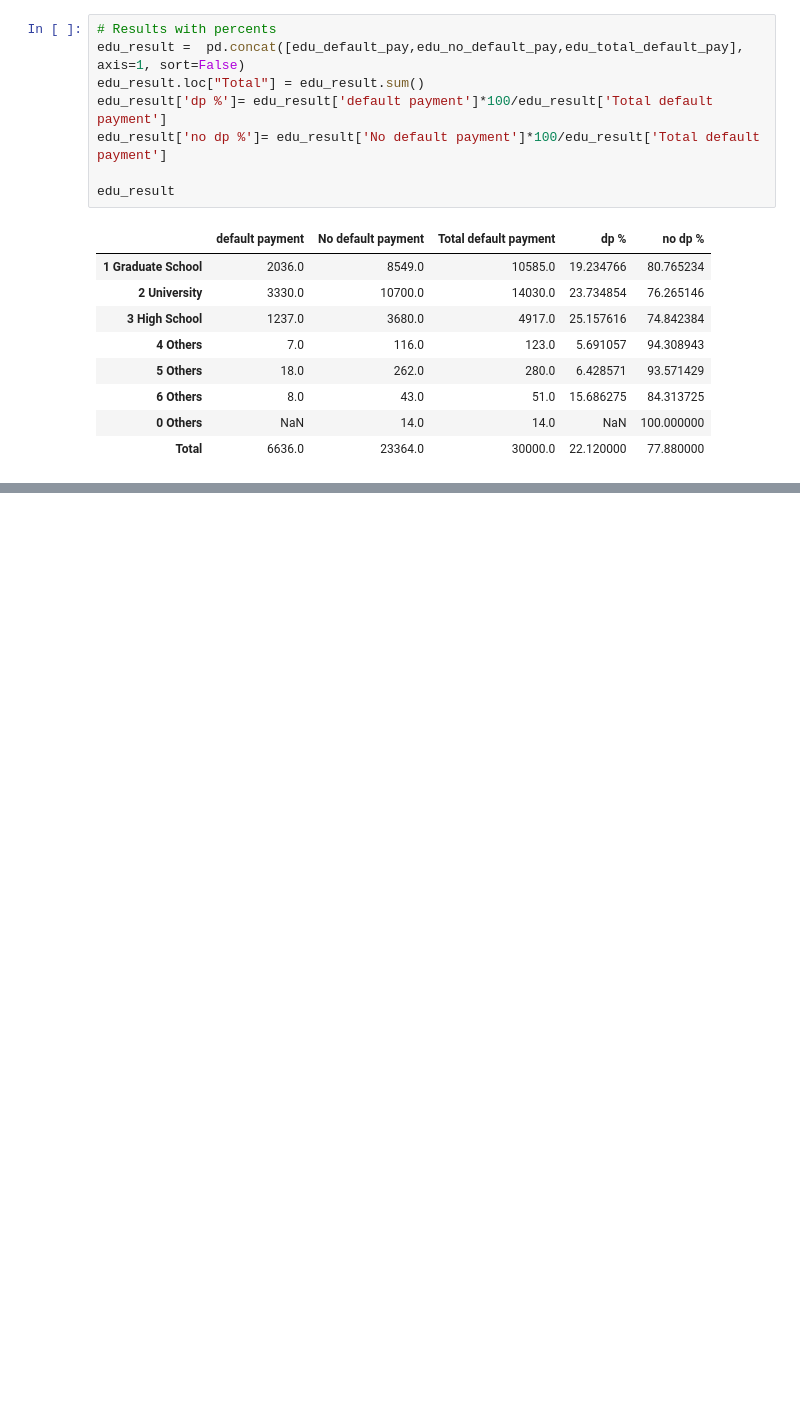
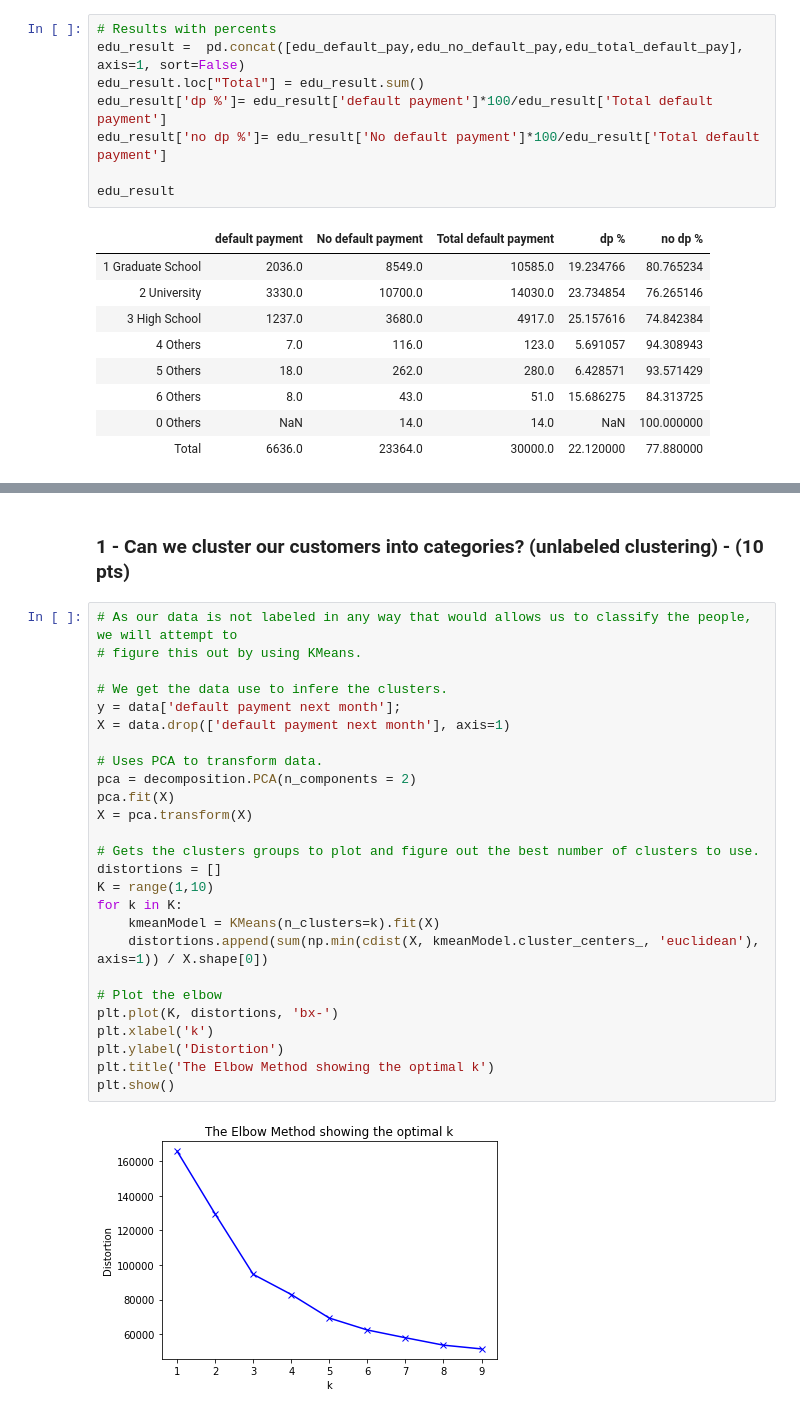
Before and after one commit to AleMadLei/machine-learning-project, a Jupyter notebook: Machine Learning Project.ipynb, the cells around one changed output, grey strips where cells are left out. Cells and saved outputs as stored; diff of their text form; blank space fills up the shorter version.

Commit message:
Predictive Statistics Clustering and Prediction evaluation

```diff
--- a/Machine Learning Project.ipynb
+++ b/Machine Learning Project.ipynb
@@ -237,0 +248,30 @@ edu_result
+# %% [markdown]
+### 1 - Can we cluster our customers into categories? (unlabeled clustering) - (10 pts)
+# %%
+# As our data is not labeled in any way that would allows us to classify the people, we will attempt to
+# figure this out by using KMeans.
+
+# We get the data use to infere the clusters.
+y = data['default payment next month'];
+X = data.drop(['default payment next month'], axis=1)
+
+# Uses PCA to transform data.
+pca = decomposition.PCA(n_components = 2)
+pca.fit(X)
+X = pca.transform(X)
+
+# Gets the clusters groups to plot and figure out the best number of clusters to use.
+distortions = []
+K = range(1,10)
+for k in K:
+    kmeanModel = KMeans(n_clusters=k).fit(X)
+    distortions.append(sum(np.min(cdist(X, kmeanModel.cluster_centers_, 'euclidean'), axis=1)) / X.shape[0])
+
+# Plot the elbow
+plt.plot(K, distortions, 'bx-')
+plt.xlabel('k')
+plt.ylabel('Distortion')
+plt.title('The Elbow Method showing the optimal k')
+plt.show()
+# %% [output]
+[figure, added]
```
Also changed, not shown: parts of 15 cells of this notebook.
